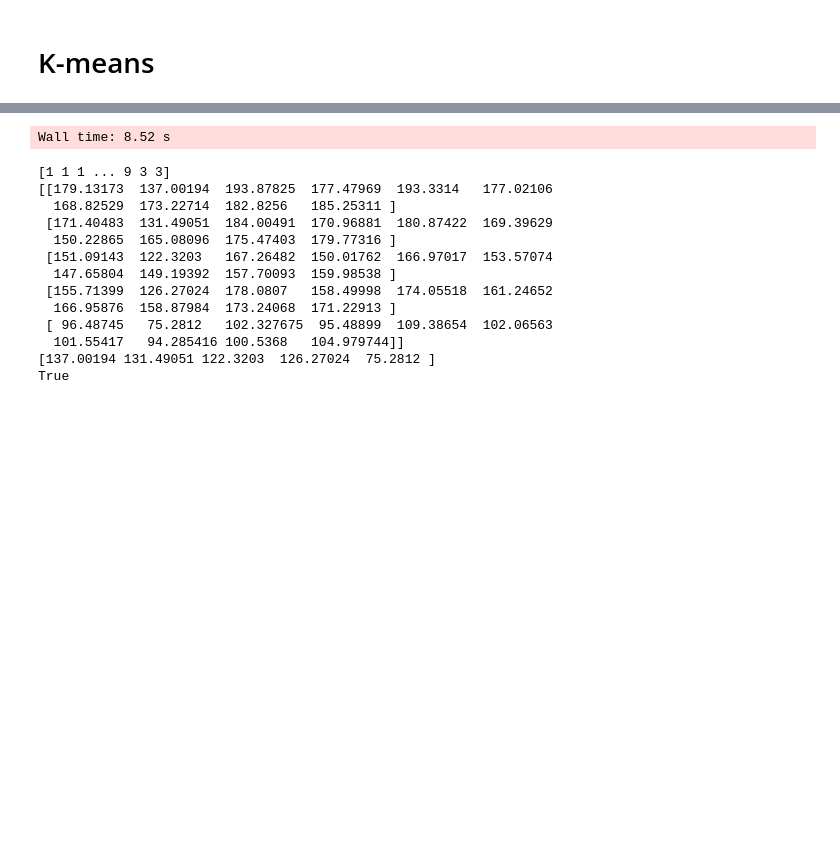
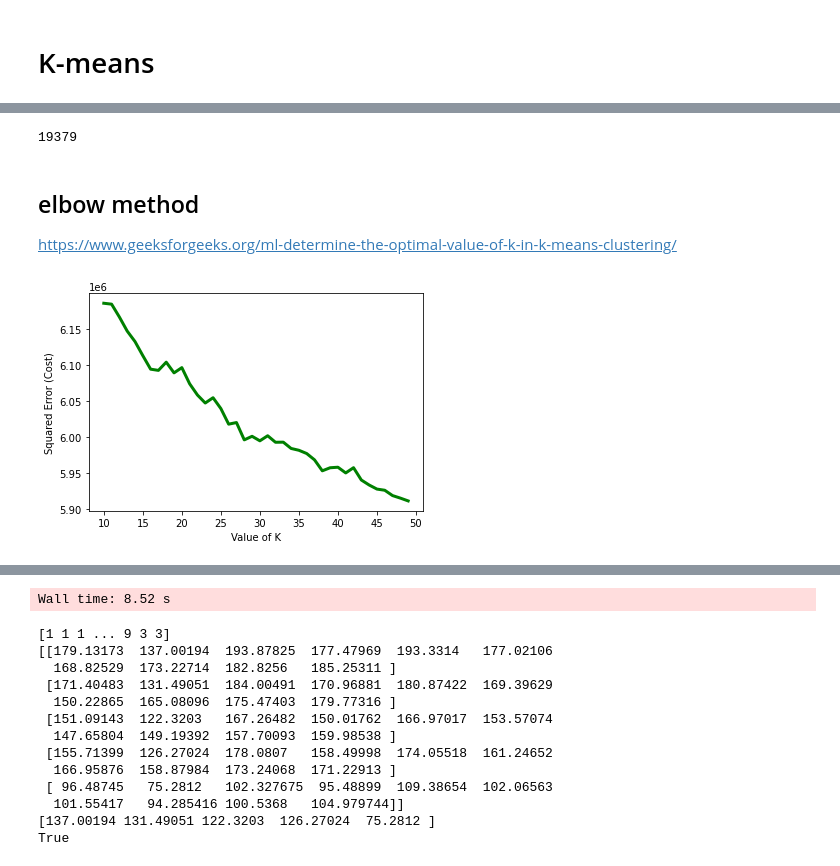
Before and after one commit to moshimoshisama/nlp_lab, a Jupyter notebook: JupyterNotebook/SeedWords.ipynb, the cells around one changed output, grey strips where cells are left out. Cells and saved outputs as stored; diff of their text form; code cells hidden in the pictures; blank space fills up the shorter version.

```diff
--- a/JupyterNotebook/SeedWords.ipynb
+++ b/JupyterNotebook/SeedWords.ipynb
@@ -15,8 +56,10 @@ num_plot = 10
 %%time
 # load specific word embeddings that you want
 # w2v_model = Word2Vec.load('../wv/w2v_comment_raw.model')
-w2v_model = Word2Vec.load('../wv/w2v_comment_trained.model')
+# w2v_model = Word2Vec.load('../wv/w2v_comment_trained.model')
 # w2v_model = Word2Vec.load('../wv/w2v_comment_stopword_trained.model')
-w2v = w2v_model.wv.vectors
-n_words = len(w2v)
+# w2v = w2v_model.wv.vectors
+w2v_keyedvector = KeyedVectors.load_word2vec_format('../wv/w2v_corpus_trained.bin', binary=True)
+w2v = w2v_keyedvector.vectors
+n_words = w2v.shape[0]
 # %% [output]
@@ -23,0 +67,20 @@ Wall time: 1.39 s
+# %%
+print(n_words)
+# %% [output]
+19379
+# %% [markdown]
+## elbow method
+
+https://www.geeksforgeeks.org/ml-determine-the-optimal-value-of-k-in-k-means-clustering/
+# %%
+cost = []
+for i in tqdm(range(10, 50)):
+    kmeans = KMeans(n_clusters=i, max_iter=500)
+    kmeans.fit(w2v)
+    cost.append(kmeans.inertia_)
+plt.plot(range(10, 50), cost, color='g', linewidth='3')
+plt.xlabel("Value of K")
+plt.ylabel("Squared Error (Cost)")
+plt.show()
+# %% [output]
+[figure, added]
```
Also changed, not shown: parts of 16 cells of this notebook, 3 other files.
